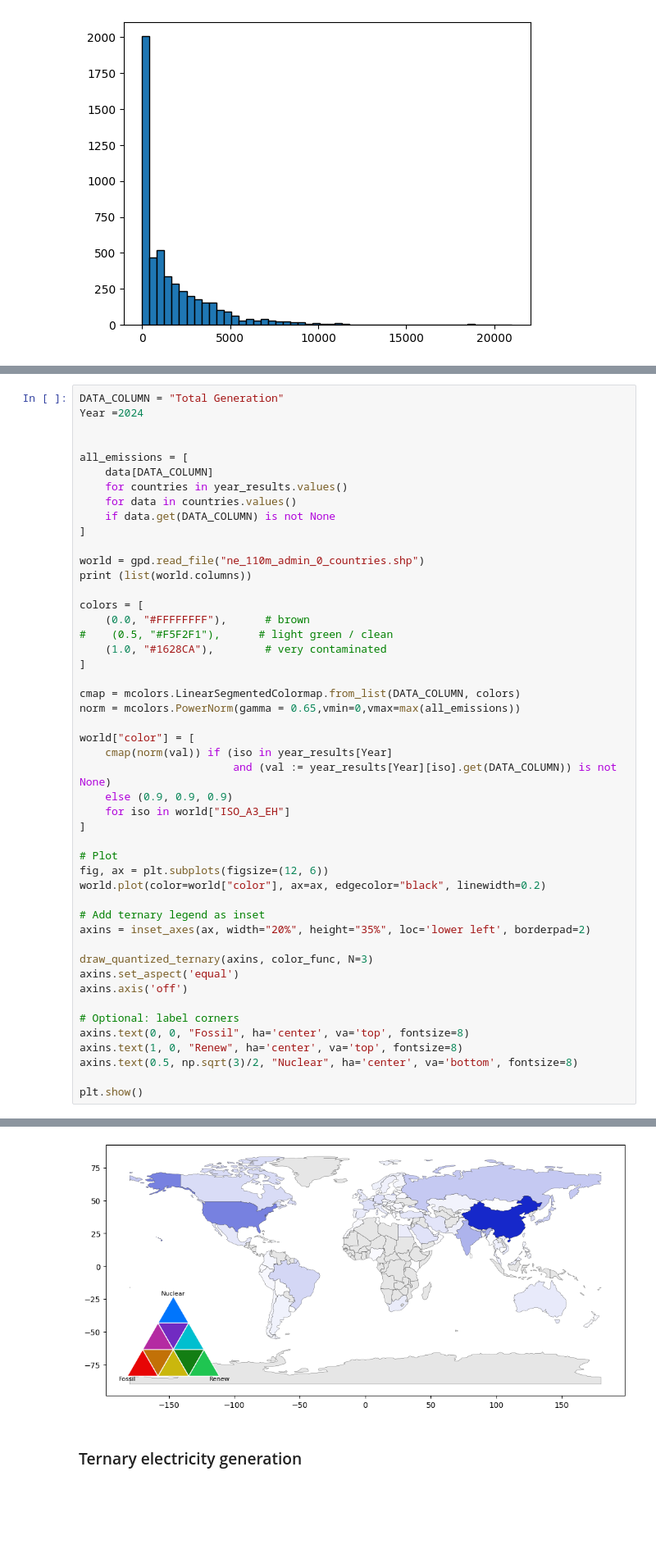
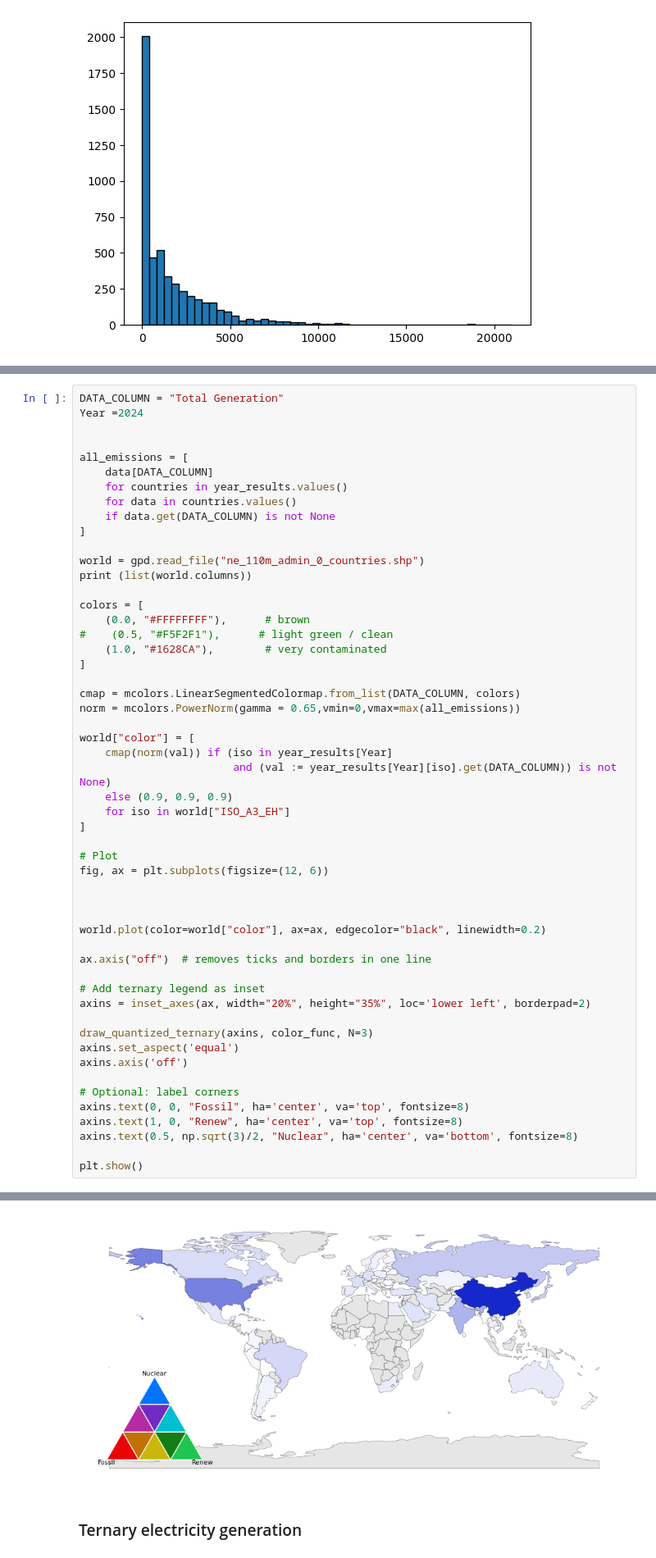
Before and after one commit to raulgarciadiez/energy_maps, a Jupyter notebook: color_code.ipynb, the cells around one changed output, grey strips where cells are left out. Shown at 82% size. Saved outputs shown, nothing was run; the diff lists cells and outputs as text; blank space fills up the shorter version.

```diff
--- a/color_code.ipynb
+++ b/color_code.ipynb
@@ -541,34 +764,39 @@ colors = [
 
 cmap = mcolors.LinearSegmentedColormap.from_list(DATA_COLUMN, colors)
 norm = mcolors.PowerNorm(gamma = 0.65,vmin=0,vmax=max(all_emissions))
 
 world["color"] = [
     cmap(norm(val)) if (iso in year_results[Year]
                         and (val := year_results[Year][iso].get(DATA_COLUMN)) is not None)
     else (0.9, 0.9, 0.9)
     for iso in world["ISO_A3_EH"]
 ]
 
 # Plot
 fig, ax = plt.subplots(figsize=(12, 6))
+
+
+
 world.plot(color=world["color"], ax=ax, edgecolor="black", linewidth=0.2)
+
+ax.axis("off")  # removes ticks and borders in one line
 
 # Add ternary legend as inset
 axins = inset_axes(ax, width="20%", height="35%", loc='lower left', borderpad=2)
 
 draw_quantized_ternary(axins, color_func, N=3)
 axins.set_aspect('equal')
 axins.axis('off')
 
 # Optional: label corners
 axins.text(0, 0, "Fossil", ha='center', va='top', fontsize=8)
 axins.text(1, 0, "Renew", ha='center', va='top', fontsize=8)
 axins.text(0.5, np.sqrt(3)/2, "Nuclear", ha='center', va='bottom', fontsize=8)
 
 plt.show()
 # %% [output]
 ['featurecla', 'scalerank', 'LABELRANK', 'SOVEREIGNT', 'SOV_A3', 'ADM0_DIF', 'LEVEL', 'TYPE', 'TLC', 'ADMIN', 'ADM0_A3', 'GEOU_DIF', 'GEOUNIT', 'GU_A3', 'SU_DIF', 'SUBUNIT', 'SU_A3', 'BRK_DIFF', 'NAME ...
-[figure, old version]
+[figure, new version]
 # %% [markdown]
 ### Ternary electricity generation
 # %%
```
Also changed, not shown: parts of 7 cells of this notebook, 2 other files.
